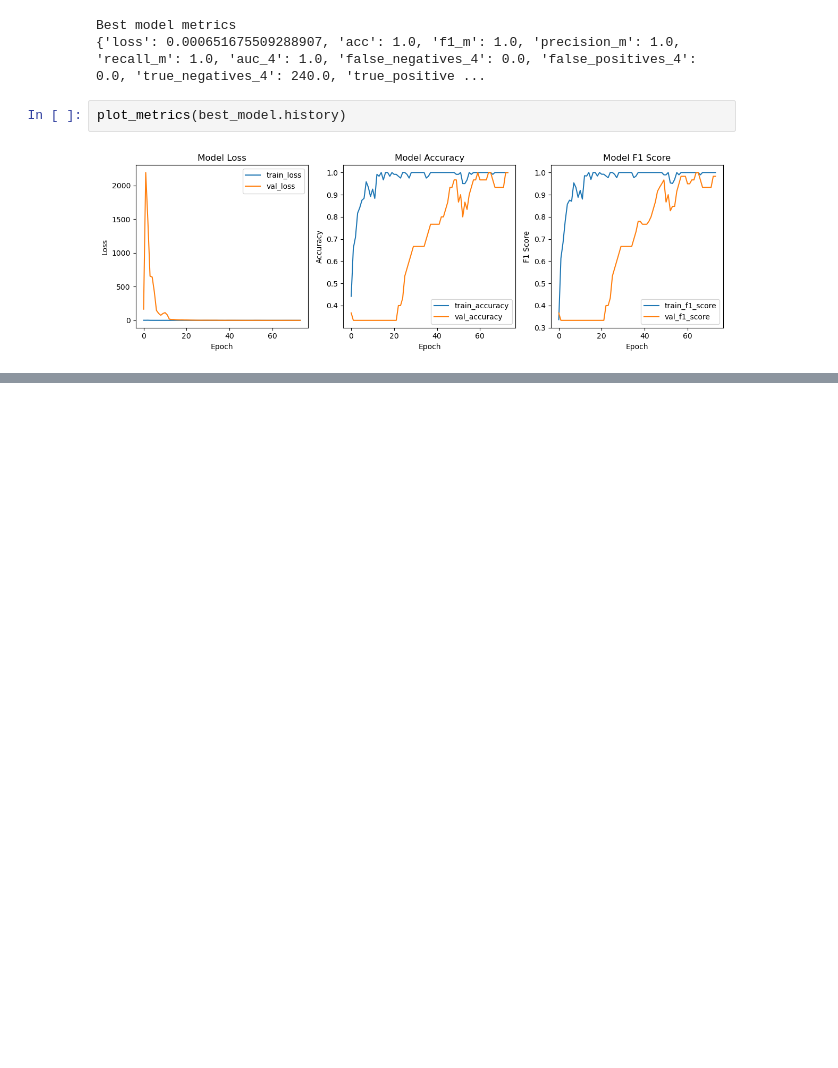
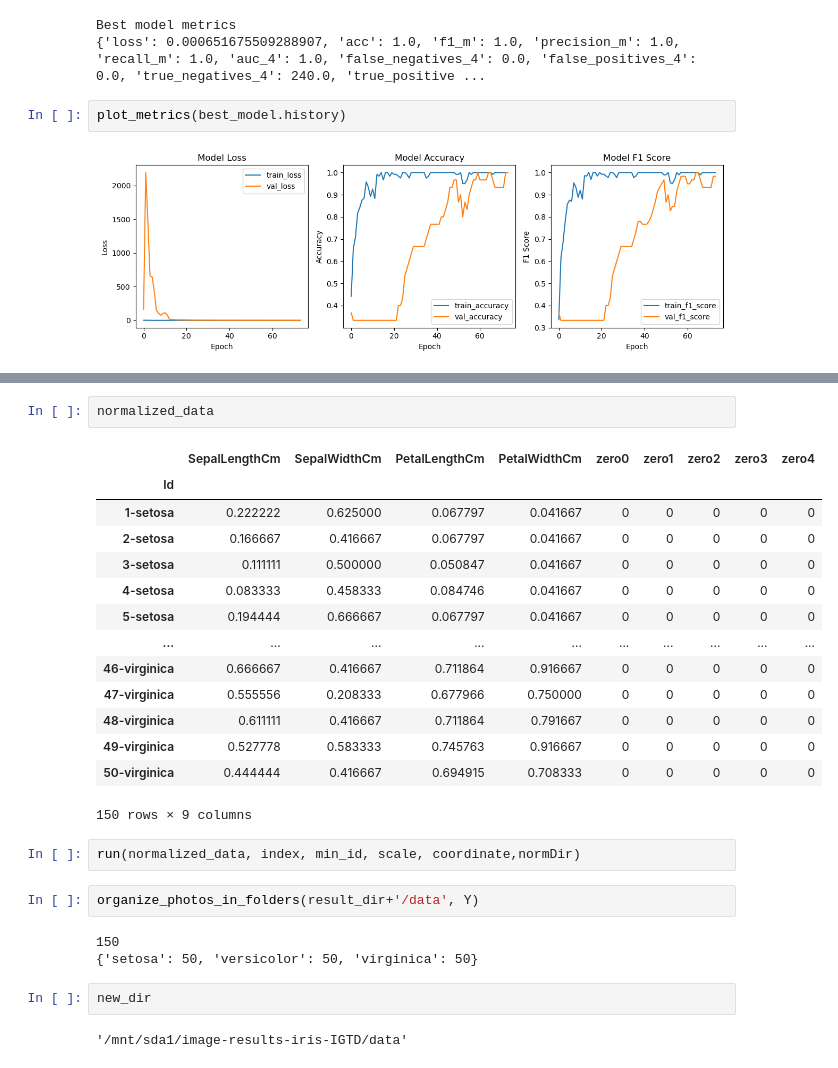
Before and after one commit to Colorado-Mesa-University-Cybersecurity/BinaryImageTransformation, a Jupyter notebook: experiments/experiment_template.ipynb, the cells around one changed output, grey strips where cells are left out. Cells and saved outputs as stored; diff of their text form; blank space fills up the shorter version.

Commit message:
added IGTD for Iris

```diff
--- a/experiments/experiment_template.ipynb
+++ b/experiments/experiment_template.ipynb
@@ -416,0 +351,28 @@ Found 1 images belonging to 1 classes.
+# %%
+normalized_data
+# %% [output]
+|  | SepalLengthCm | SepalWidthCm | PetalLengthCm | PetalWidthCm | zero0 | zero1 | zero2 | zero3 | zero4 |
+| Id |  |  |  |  |  |  |  |  |  |
+| 1-setosa | 0.222222 | 0.625000 | 0.067797 | 0.041667 | 0 | 0 | 0 | 0 | 0 |
+| 2-setosa | 0.166667 | 0.416667 | 0.067797 | 0.041667 | 0 | 0 | 0 | 0 | 0 |
+| 3-setosa | 0.111111 | 0.500000 | 0.050847 | 0.041667 | 0 | 0 | 0 | 0 | 0 |
+| 4-setosa | 0.083333 | 0.458333 | 0.084746 | 0.041667 | 0 | 0 | 0 | 0 | 0 |
+| 5-setosa | 0.194444 | 0.666667 | 0.067797 | 0.041667 | 0 | 0 | 0 | 0 | 0 |
+| ... | ... | ... | ... | ... | ... | ... | ... | ... | ... |
+| 46-virginica | 0.666667 | 0.416667 | 0.711864 | 0.916667 | 0 | 0 | 0 | 0 | 0 |
+| 47-virginica | 0.555556 | 0.208333 | 0.677966 | 0.750000 | 0 | 0 | 0 | 0 | 0 |
+| 48-virginica | 0.611111 | 0.416667 | 0.711864 | 0.791667 | 0 | 0 | 0 | 0 | 0 |
+| 49-virginica | 0.527778 | 0.583333 | 0.745763 | 0.916667 | 0 | 0 | 0 | 0 | 0 |
+| 50-virginica | 0.444444 | 0.416667 | 0.694915 | 0.708333 | 0 | 0 | 0 | 0 | 0 |
+150 rows × 9 columns
+# %%
+run(normalized_data, index, min_id, scale, coordinate,normDir)
+# %%
+organize_photos_in_folders(result_dir+'/data', Y)
+# %% [output]
+150
+{'setosa': 50, 'versicolor': 50, 'virginica': 50}
+# %%
+new_dir
+# %% [output]
+'/mnt/sda1/image-results-iris-IGTD/data'
```
Also changed, not shown: parts of 24 cells of this notebook, 2 other files.
